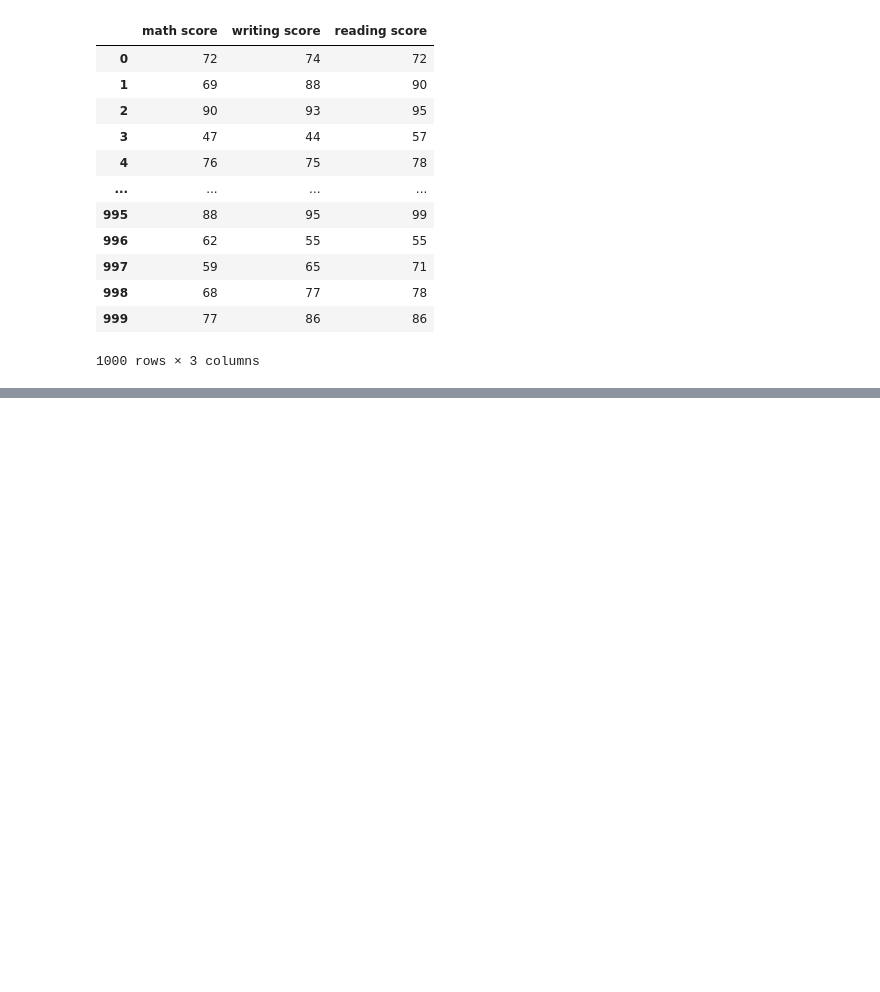
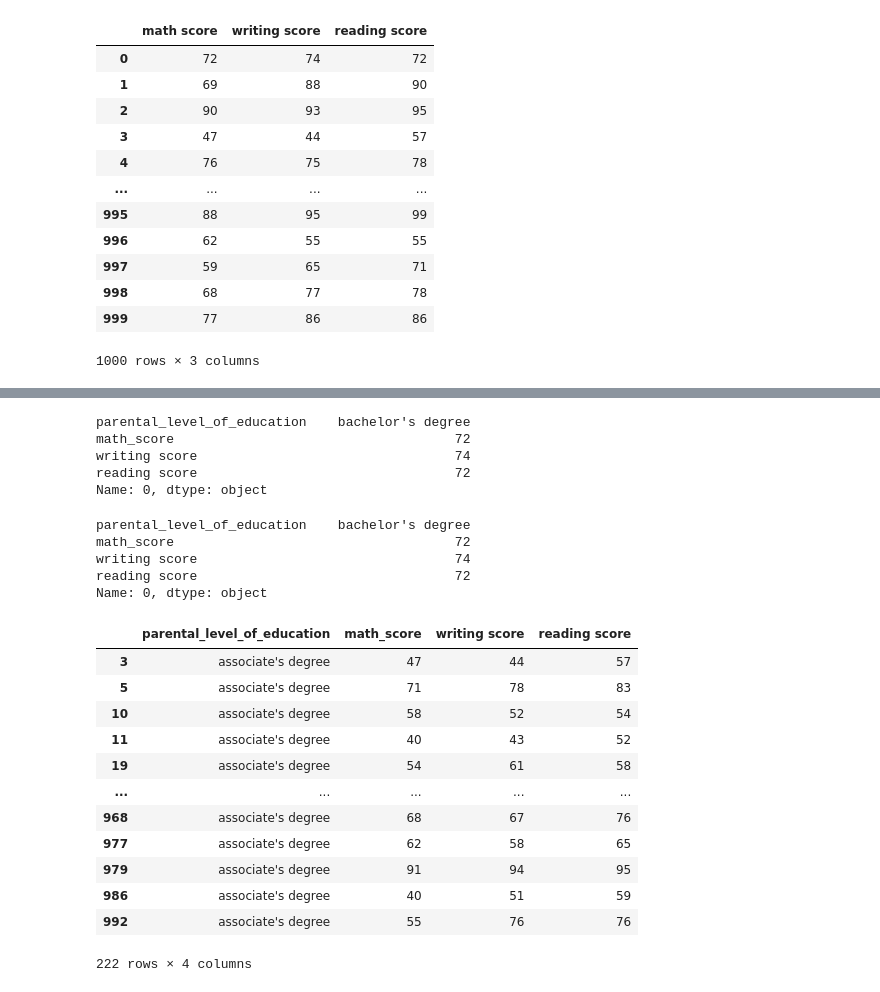
Before and after one commit to AARodgers/pandas_practice, a Jupyter notebook: Pandas_Basics.ipynb, the cells around one changed output, grey strips where cells are left out. Cells and saved outputs as stored; diff of their text form; code cells hidden in the pictures; blank space fills up the shorter version.

```diff
--- a/Pandas_Basics.ipynb
+++ b/Pandas_Basics.ipynb
@@ -256,0 +267,37 @@ parent_education_df
+# %%
+# Access and print a row by label or row
+print(parent_education_df.loc[0])
+# %% [output]
+parental_level_of_education    bachelor's degree
+math_score                                    72
+writing score                                 74
+reading score                                 72
+Name: 0, dtype: object
+# %%
+# Access and print a row information by index
+print(parent_education_df.iloc[0])
+# %% [output]
+parental_level_of_education    bachelor's degree
+math_score                                    72
+writing score                                 74
+reading score                                 72
+Name: 0, dtype: object
+# %%
+# Filter rows by a condition (Ex. Return all row's where parental education equals associate's degree)
+parental_degree_associates_df = parent_education_df[parent_education_df['parental_level_of_education'] == "associate's degree"]
+# print(filtered_data)
+parental_degree_associates_df
+# %% [output]
+|  | parental_level_of_education | math_score | writing score | reading score |
+| 3 | associate's degree | 47 | 44 | 57 |
+| 5 | associate's degree | 71 | 78 | 83 |
+| 10 | associate's degree | 58 | 52 | 54 |
+| 11 | associate's degree | 40 | 43 | 52 |
+| 19 | associate's degree | 54 | 61 | 58 |
+| ... | ... | ... | ... | ... |
+| 968 | associate's degree | 68 | 67 | 76 |
+| 977 | associate's degree | 62 | 58 | 65 |
+| 979 | associate's degree | 91 | 94 | 95 |
+| 986 | associate's degree | 40 | 51 | 59 |
+| 992 | associate's degree | 55 | 76 | 76 |
+222 rows × 4 columns
```
Also changed, not shown: parts of 12 cells of this notebook, 1 other file.
